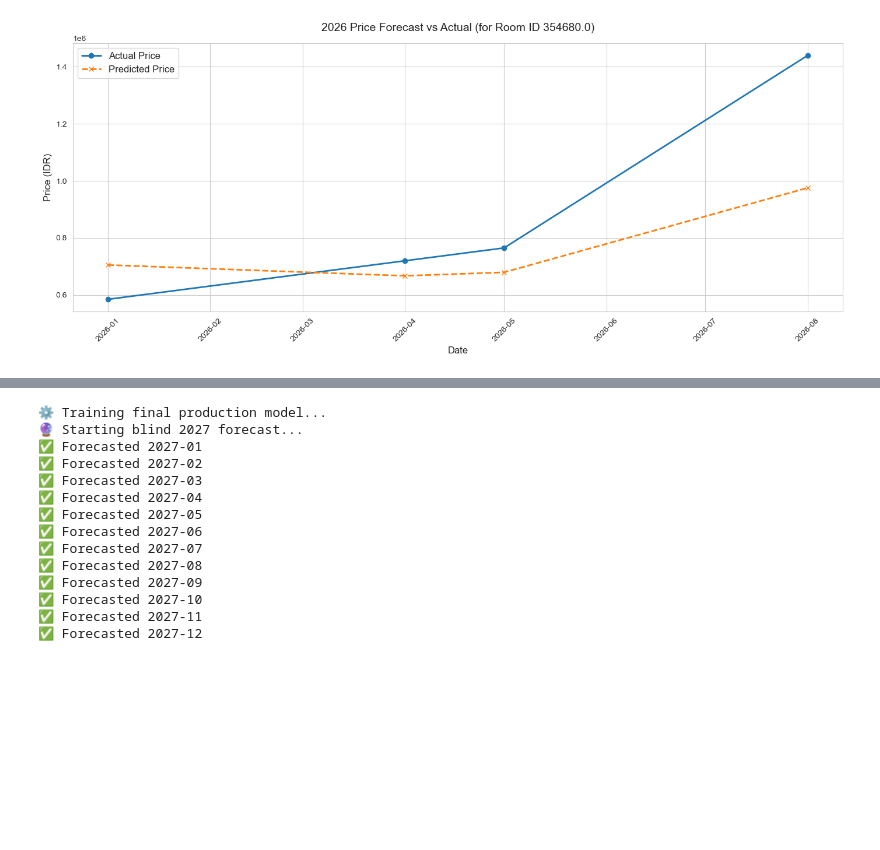
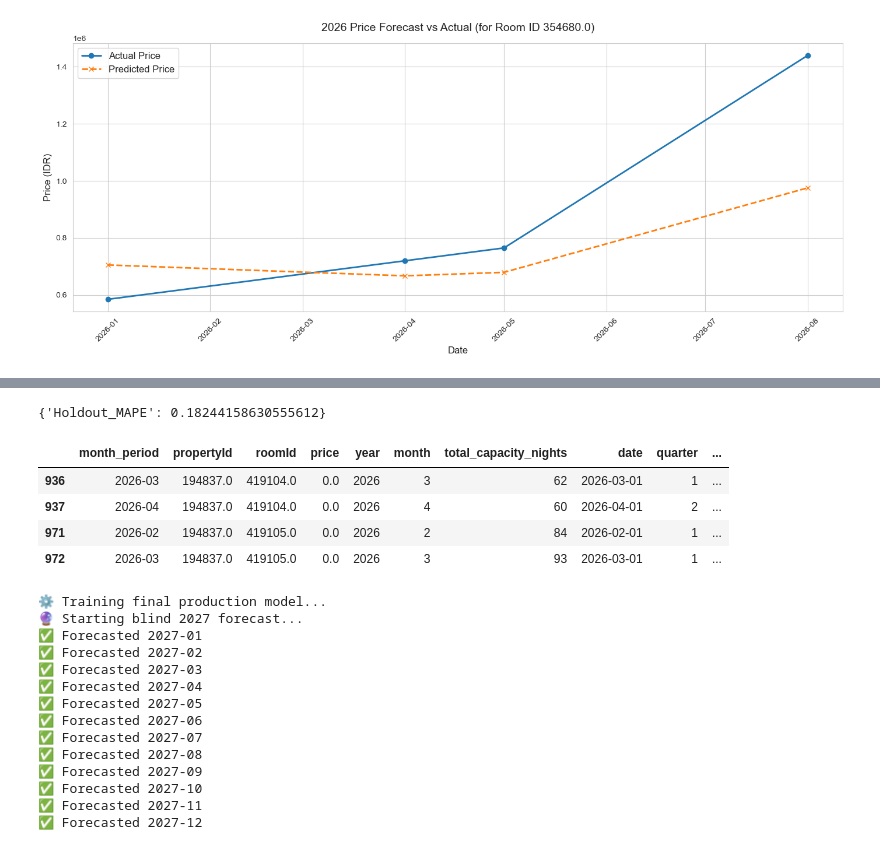
Before and after one commit to notnsas/hotel-demand-forecasting, a Jupyter notebook: notebooks/03_modeling.ipynb, the cells around one changed output, grey strips where cells are left out. Cells and saved outputs as stored; diff of their text form; code cells hidden in the pictures; blank space fills up the shorter version.

```diff
--- a/notebooks/03_modeling.ipynb
+++ b/notebooks/03_modeling.ipynb
@@ -1271,3 +1595,15 @@ Best CV MAE: 106827.4404586615
+# %%
+studies[1].best_trial.user_attrs
+# %% [output]
+{'Holdout_MAPE': 0.18244158630555612}
+# %%
+data[data['price'] <= 0]
+# %% [output]
+|  | month_period | propertyId | roomId | price | year | month | total_capacity_nights | date | quarter | ... |
+| 936 | 2026-03 | 194837.0 | 419104.0 | 0.0 | 2026 | 3 | 62 | 2026-03-01 | 1 | ... |
+| 937 | 2026-04 | 194837.0 | 419104.0 | 0.0 | 2026 | 4 | 60 | 2026-04-01 | 2 | ... |
+| 971 | 2026-02 | 194837.0 | 419105.0 | 0.0 | 2026 | 2 | 84 | 2026-02-01 | 1 | ... |
+| 972 | 2026-03 | 194837.0 | 419105.0 | 0.0 | 2026 | 3 | 93 | 2026-03-01 | 1 | ... |
 # %%
 df_rooms = pd.read_csv("../data/raw/room_qty.csv")
 df_rooms = df_rooms.rename(columns={'room_id': 'roomId', 'quantity': 'qty'})
```
Also changed, not shown: parts of 10 cells of this notebook, 1 other file.
